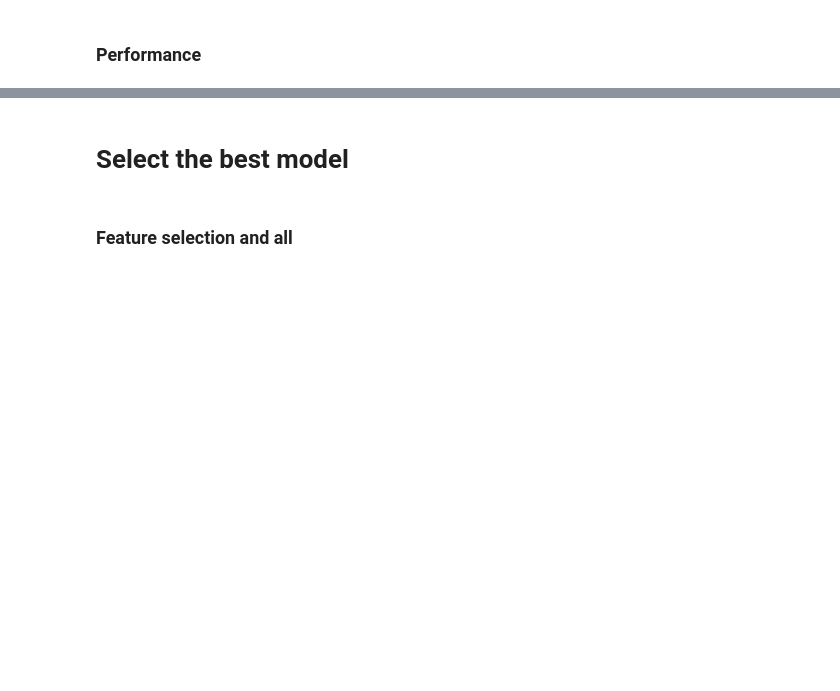
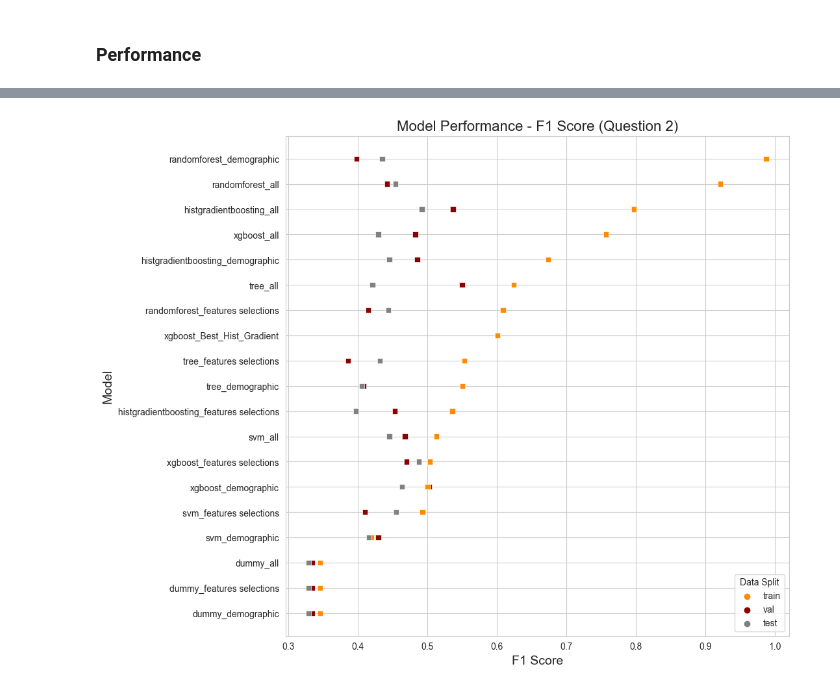
Before and after one commit to SylvainEstebe/predict_intention_action_gap, a Jupyter notebook: src/question_1_best.ipynb, the cells around one changed output, grey strips where cells are left out. Saved outputs shown, nothing was run; the diff lists cells and outputs as text; code cells hidden in the pictures; blank space fills up the shorter version.

```diff
--- a/src/question_1_best.ipynb
+++ b/src/question_1_best.ipynb
@@ -962,31 +967,28 @@ fit_and_evaluate_optimized_randomforest(X_train, y_train, subset_name="Best_rand
 # %%
 perf_df = pd.DataFrame(performances)
 # Set seaborn style
 sns.set_style('whitegrid')
 # Create a figure for the plot
 plt.figure(figsize=(10, 10))
 # Create the scatter plot
 sns.scatterplot(data=perf_df.sort_values(by='f1', ascending=False),
                         y='model',
                         x='f1',
                         marker='s',
                         hue='split',
                         palette=['darkorange', 'darkred', 'grey'])
 
 # Add plot title and labels
 plt.title("Model Performance - F1 Score (Question 2)", fontsize=16)
 plt.xlabel("F1 Score", fontsize=14)
 plt.ylabel("Model", fontsize=14)
 # Automatically adjust x-axis limits based on data
-plt.xlim(perf_df['f1'].min() - 0.05, perf_df['f1'].max() + 0.05)
 # Customize legend
 plt.legend(title='Data Split', loc='lower right')
 # Optionally save the plot to a file
 plt.savefig('/Users/sylvainestebe/Code/data_child/fig/Q2_model_performance_f1.png', dpi=300)
 
 # Show the plot
 plt.show()
+# %% [output]
+[figure, added]
-# %% [markdown]
-# Select the best model
-# %% [markdown]
-### Feature selection and all
```
Also changed, not shown: parts of 19 cells of this notebook, 40 other files.
